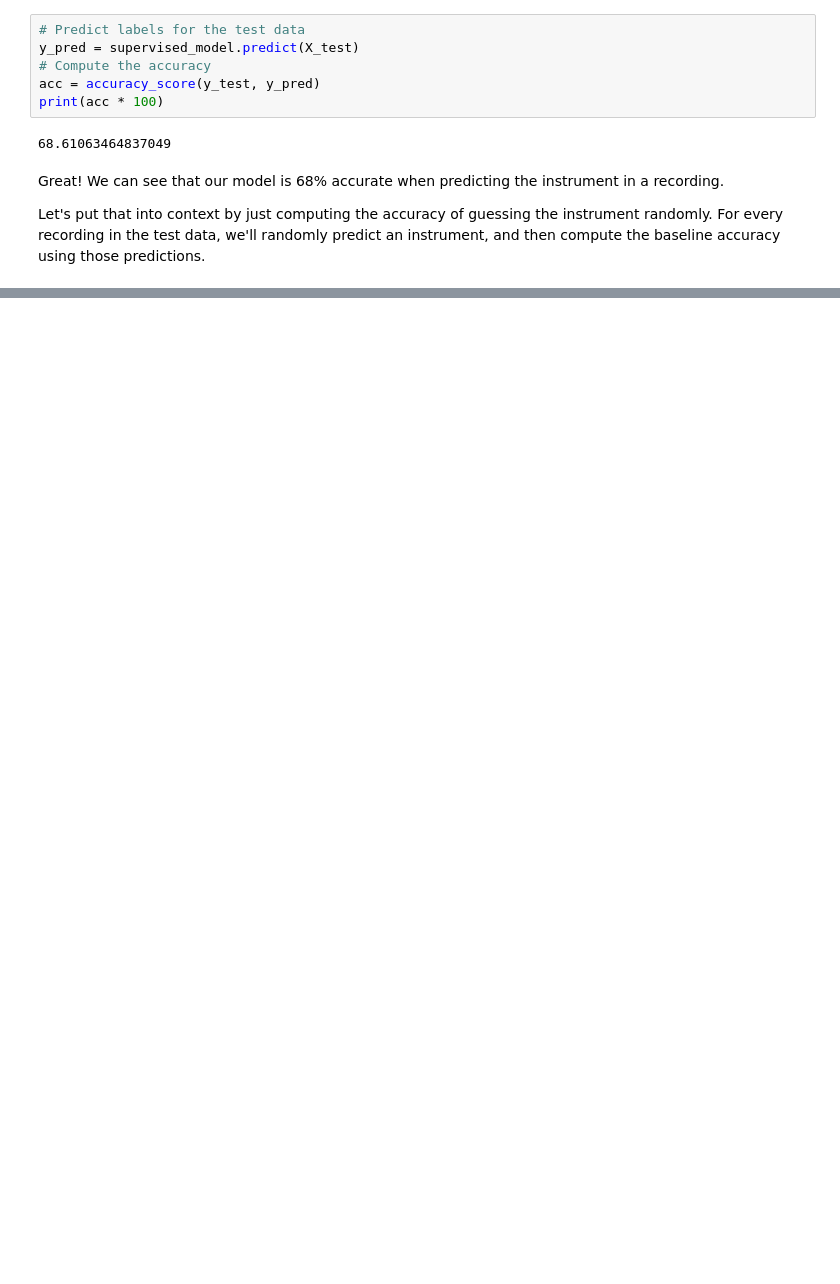
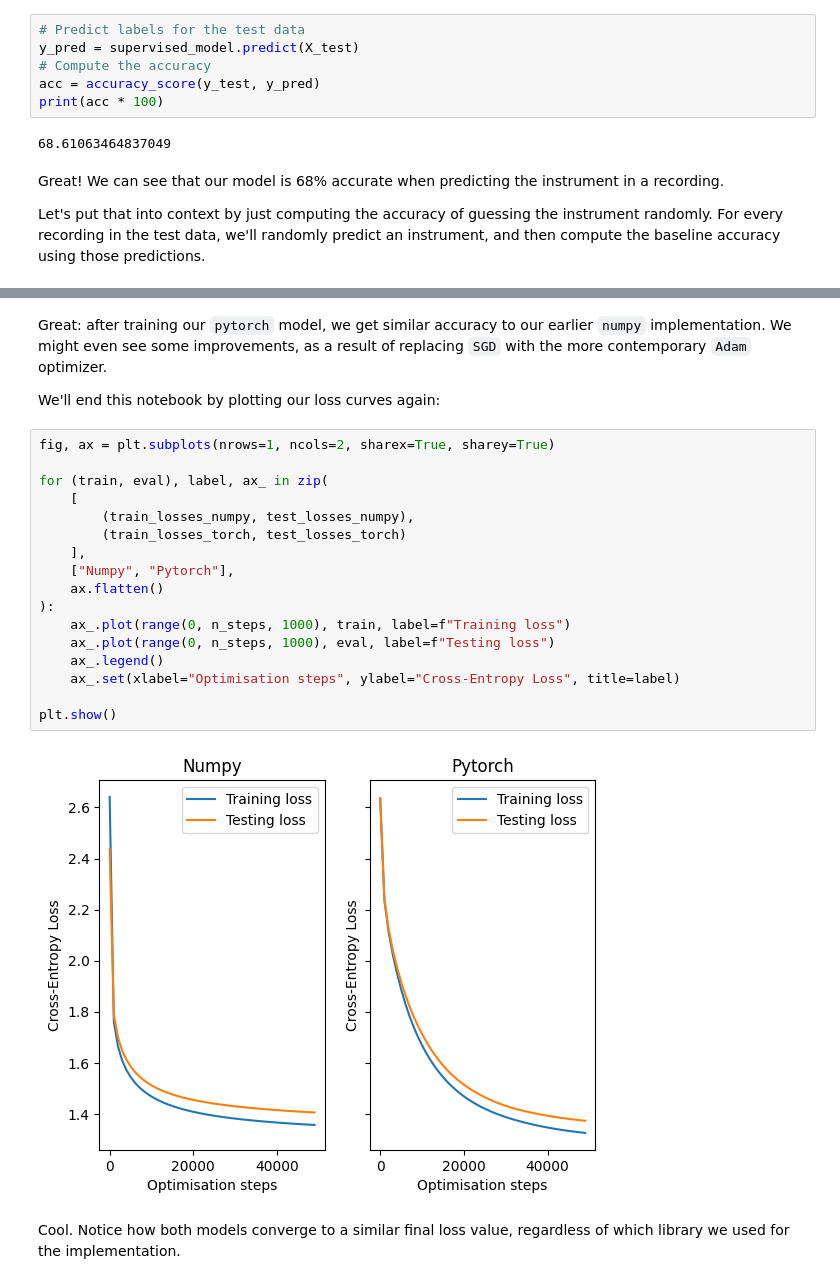
Before and after one commit to musicinformationretrieval/epsrc-ai-pipeline, a Jupyter notebook: 2_learning_paradigms.ipynb, the cells around one changed output, grey strips where cells are left out. Saved outputs shown, nothing was run; the diff lists cells and outputs as text; blank space fills up the shorter version.

```diff
--- a/2_learning_paradigms.ipynb
+++ b/2_learning_paradigms.ipynb
@@ -936,0 +1495,25 @@ AttributeError: module 'torch.nn' has no attribute 'Adam'
+# %% [markdown]
+Great: after training our `pytorch` model, we get similar accuracy to our earlier `numpy` implementation. We might even see some improvements, as a result of replacing `SGD` with the more contemporary `Adam` optimizer.
+
+We'll end this notebook by plotting our loss curves again:
+# %%
+fig, ax = plt.subplots(nrows=1, ncols=2, sharex=True, sharey=True)
+
+for (train, eval), label, ax_ in zip(
+    [
+        (train_losses_numpy, test_losses_numpy),
+        (train_losses_torch, test_losses_torch)
+    ],
+    ["Numpy", "Pytorch"],
+    ax.flatten()
+):
+    ax_.plot(range(0, n_steps, 1000), train, label=f"Training loss")
+    ax_.plot(range(0, n_steps, 1000), eval, label=f"Testing loss")
+    ax_.legend()
+    ax_.set(xlabel="Optimisation steps", ylabel="Cross-Entropy Loss", title=label)
+
+plt.show()
+# %% [output]
+[figure, added]
+# %% [markdown]
+Cool. Notice how both models converge to a similar final loss value, regardless of which library we used for the implementation.
```
Also changed, not shown: parts of 115 cells of this notebook.
